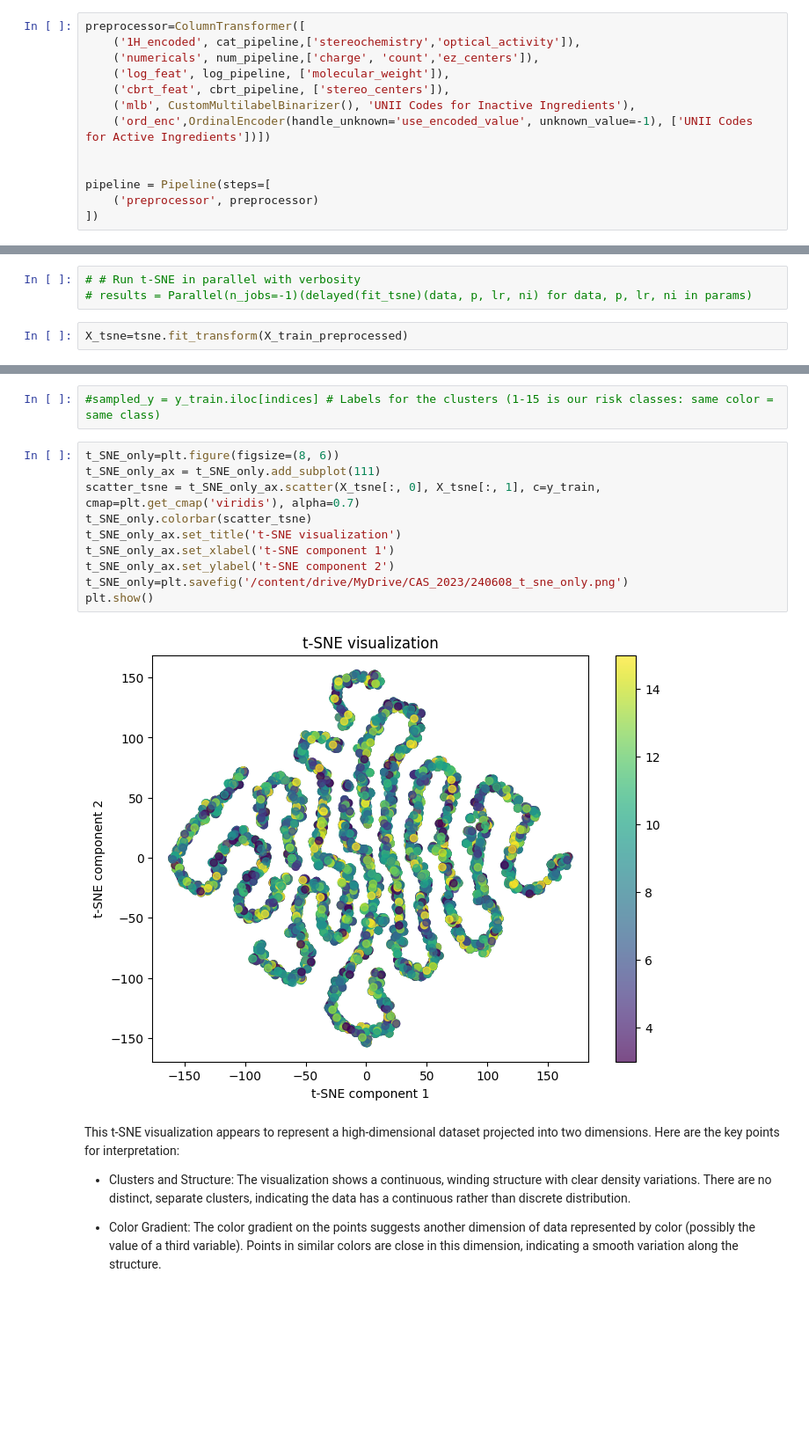
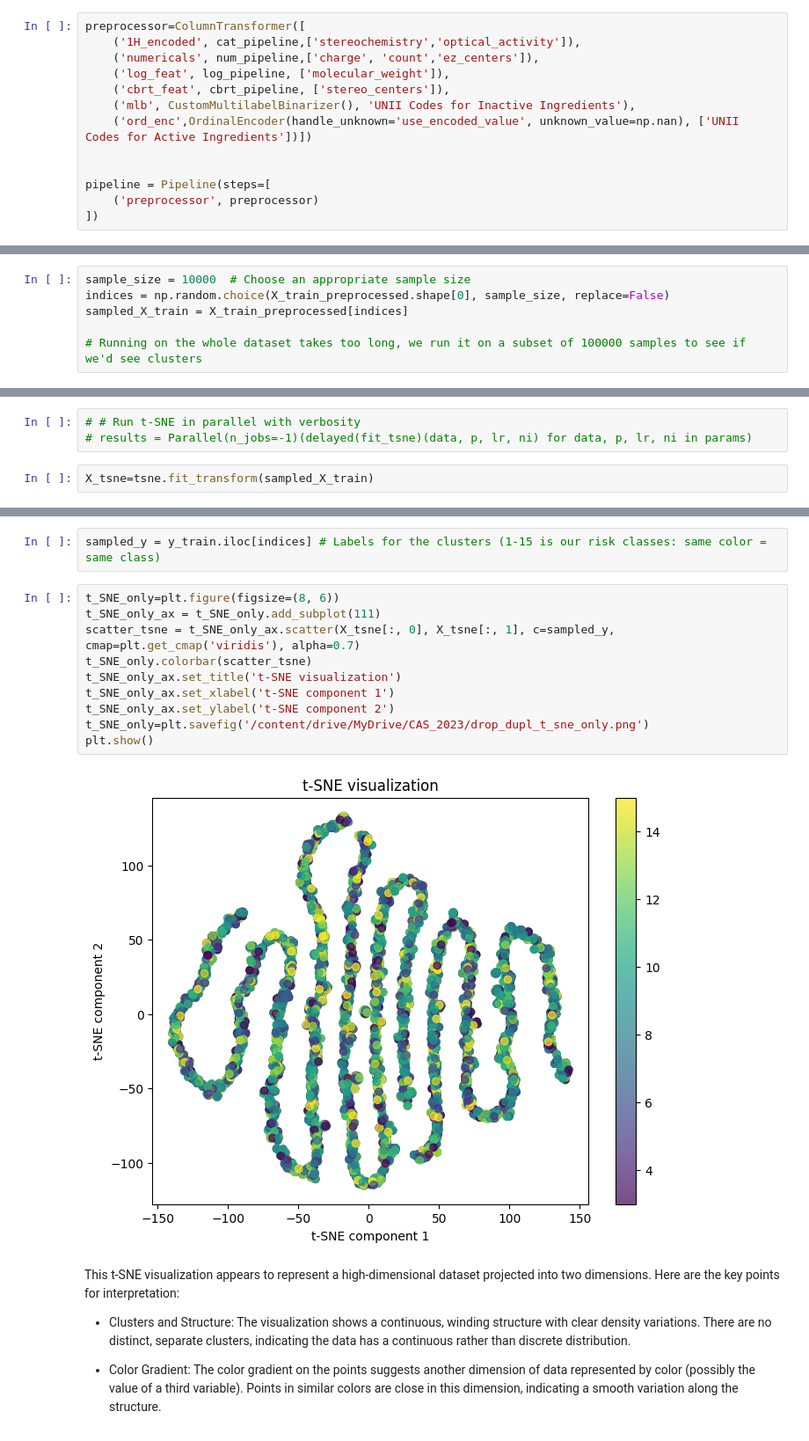
Before and after one commit to LaraN01/DrugData_AdverseEvents, a Jupyter notebook: Notebook_4_models.ipynb, the cells around one changed output, grey strips where cells are left out. Shown at 88% size. Cells and saved outputs as stored; diff of their text form; blank space fills up the shorter version.

```diff
--- a/Notebook_4_models.ipynb
+++ b/Notebook_4_models.ipynb
@@ -301,7 +304,7 @@ preprocessor=ColumnTransformer([
     ('log_feat', log_pipeline, ['molecular_weight']),
     ('cbrt_feat', cbrt_pipeline, ['stereo_centers']),
     ('mlb', CustomMultilabelBinarizer(), 'UNII Codes for Inactive Ingredients'),
-    ('ord_enc',OrdinalEncoder(handle_unknown='use_encoded_value', unknown_value=-1), ['UNII Codes for Active Ingredients'])])
+    ('ord_enc',OrdinalEncoder(handle_unknown='use_encoded_value', unknown_value=np.nan), ['UNII Codes for Active Ingredients'])])
 
 
 pipeline = Pipeline(steps=[
@@ -402,6 +425,12 @@ num_cores = multiprocessing.cpu_count()
 print(f"Number of available CPU cores: {num_cores}")
 # %% [output]
 Number of available CPU cores: 96
+# %%
+sample_size = 10000  # Choose an appropriate sample size
+indices = np.random.choice(X_train_preprocessed.shape[0], sample_size, replace=False)
+sampled_X_train = X_train_preprocessed[indices]
+
+# Running on the whole dataset takes too long, we run it on a subset of 100000 samples to see if we'd see clusters
 # %%
 # Parameters for different t-SNE runs
 # params = [
@@ -414,6 +443,6 @@ Number of available CPU cores: 96
 # # Run t-SNE in parallel with verbosity
 # results = Parallel(n_jobs=-1)(delayed(fit_tsne)(data, p, lr, ni) for data, p, lr, ni in params)
 # %%
-X_tsne=tsne.fit_transform(X_train_preprocessed)
+X_tsne=tsne.fit_transform(sampled_X_train)
 # %% [output]
 [t-SNE] Computing 151 nearest neighbors...
@@ -438,17 +464,17 @@ X_tsne=tsne.fit_transform(X_train_preprocessed)
 # %%
-#sampled_y = y_train.iloc[indices] # Labels for the clusters (1-15 is our risk classes: same color = same class)
+sampled_y = y_train.iloc[indices] # Labels for the clusters (1-15 is our risk classes: same color = same class)
 # %%
 t_SNE_only=plt.figure(figsize=(8, 6))
 t_SNE_only_ax = t_SNE_only.add_subplot(111)
-scatter_tsne = t_SNE_only_ax.scatter(X_tsne[:, 0], X_tsne[:, 1], c=y_train, cmap=plt.get_cmap('viridis'), alpha=0.7)
+scatter_tsne = t_SNE_only_ax.scatter(X_tsne[:, 0], X_tsne[:, 1], c=sampled_y, cmap=plt.get_cmap('viridis'), alpha=0.7)
 t_SNE_only.colorbar(scatter_tsne)
 t_SNE_only_ax.set_title('t-SNE visualization')
 t_SNE_only_ax.set_xlabel('t-SNE component 1')
 t_SNE_only_ax.set_ylabel('t-SNE component 2')
-t_SNE_only=plt.savefig('/content/drive/MyDrive/CAS_2023/240608_t_sne_only.png')
+t_SNE_only=plt.savefig('/content/drive/MyDrive/CAS_2023/drop_dupl_t_sne_only.png')
 plt.show()
 # %% [output]
-[figure, old version]
+[figure, new version]
 # %% [markdown]
 This t-SNE visualization appears to represent a high-dimensional dataset projected into two dimensions. Here are the key points for interpretation:
 
```
Also changed, not shown: parts of 57 cells of this notebook.
